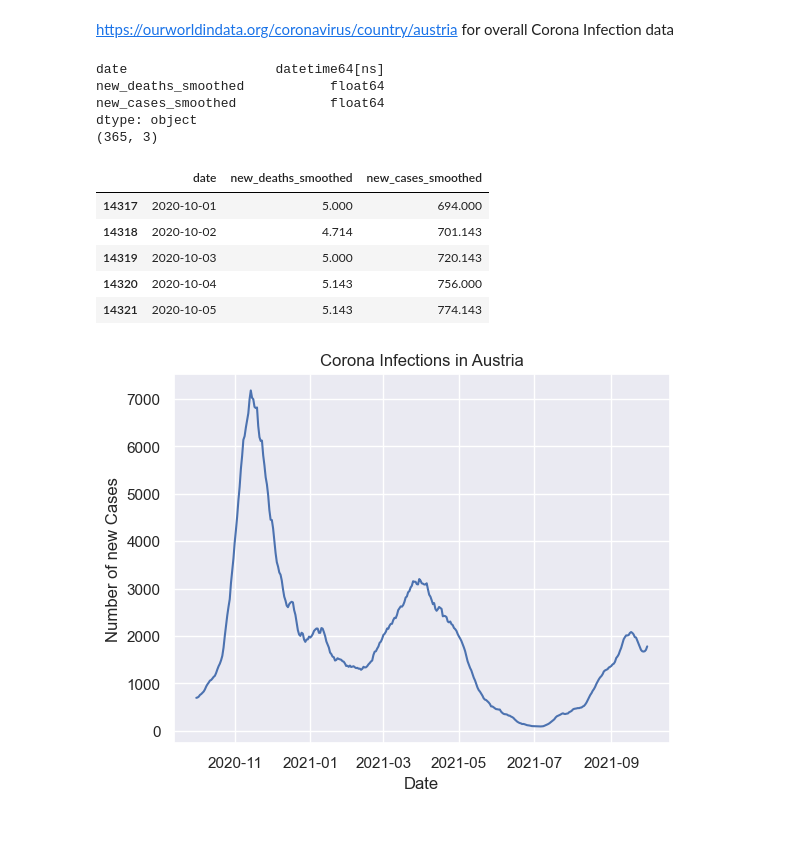
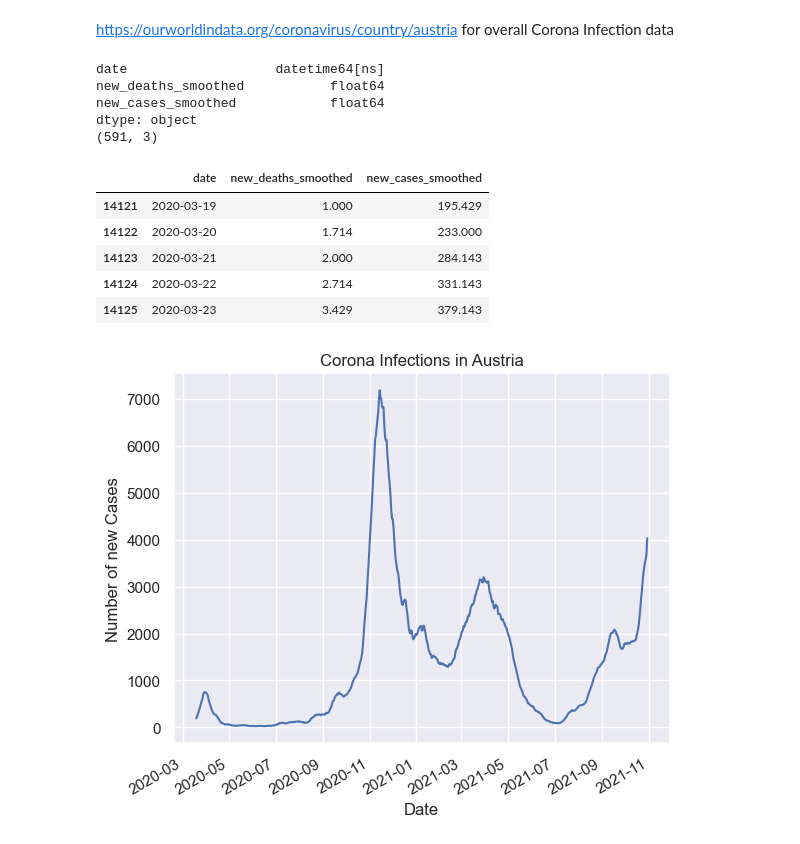
Before and after one commit to lukasthekid/corona-mask-requirement-nlp-analysis, a Jupyter notebook: comparison/sent_plots.ipynb, the cells around one changed output. Drawn from its saved outputs; the diff is of its cells as text; code cells hidden in the pictures.

```diff
--- a/comparison/sent_plots.ipynb
+++ b/comparison/sent_plots.ipynb
@@ -150,8 +182,8 @@ corona = corona[corona['location']=='Austria'][['date','new_deaths_smoothed','ne
 corona.date = pd.to_datetime(corona.date)
 corona.dropna(inplace=True)
 corona.sort_values(by='date', ascending = True, inplace = True)
-start_date = "2020-10-01"
-end_date = "2021-09-30"
+start_date = "2020-01-01"
+end_date = "2021-10-30"
 
 corona = corona[(corona["date"] >= start_date) & (corona["date"] <= end_date)]
 
@@ -164,34 +196,35 @@ date                   datetime64[ns]
 new_deaths_smoothed           float64
 new_cases_smoothed            float64
 dtype: object
-(365, 3)
+(591, 3)
 |  | date | new_deaths_smoothed | new_cases_smoothed |
-| 14317 | 2020-10-01 | 5.000 | 694.000 |
-| 14318 | 2020-10-02 | 4.714 | 701.143 |
-| 14319 | 2020-10-03 | 5.000 | 720.143 |
-| 14320 | 2020-10-04 | 5.143 | 756.000 |
-| 14321 | 2020-10-05 | 5.143 | 774.143 |
+| 14121 | 2020-03-19 | 1.000 | 195.429 |
+| 14122 | 2020-03-20 | 1.714 | 233.000 |
+| 14123 | 2020-03-21 | 2.000 | 284.143 |
+| 14124 | 2020-03-22 | 2.714 | 331.143 |
+| 14125 | 2020-03-23 | 3.429 | 379.143 |
 # %%
 corona = pd.read_csv('../data/austria-covid.csv')
 corona.date = pd.to_datetime(corona.date)
 # Set the date as the x-axis
 x = corona['date']
 
 # Set the total cases and new cases as the y-axis
 y1 = corona['new_deaths_smoothed']
 y2 = corona['new_cases_smoothed']
 
 # Plot the line chart
 #plt.plot(x, y1, label='New Deaths')
 plt.plot(x, y2, label='New Cases')
 
 # Add the labels, title, and legend
 plt.xlabel('Date')
 plt.ylabel('Number of new Cases')
 plt.title('Corona Infections in Austria')
+plt.xticks(rotation=30, ha='right')
 #plt.legend()
 plt.savefig("corona_cases.png", facecolor=fig.get_facecolor(), edgecolor='none', dpi=300)
 # Show the plot
 plt.show()
 # %% [output]
-[figure, old version]
+[figure, new version]
```
Also changed, not shown: parts of 4 cells of this notebook, 7 other files.
